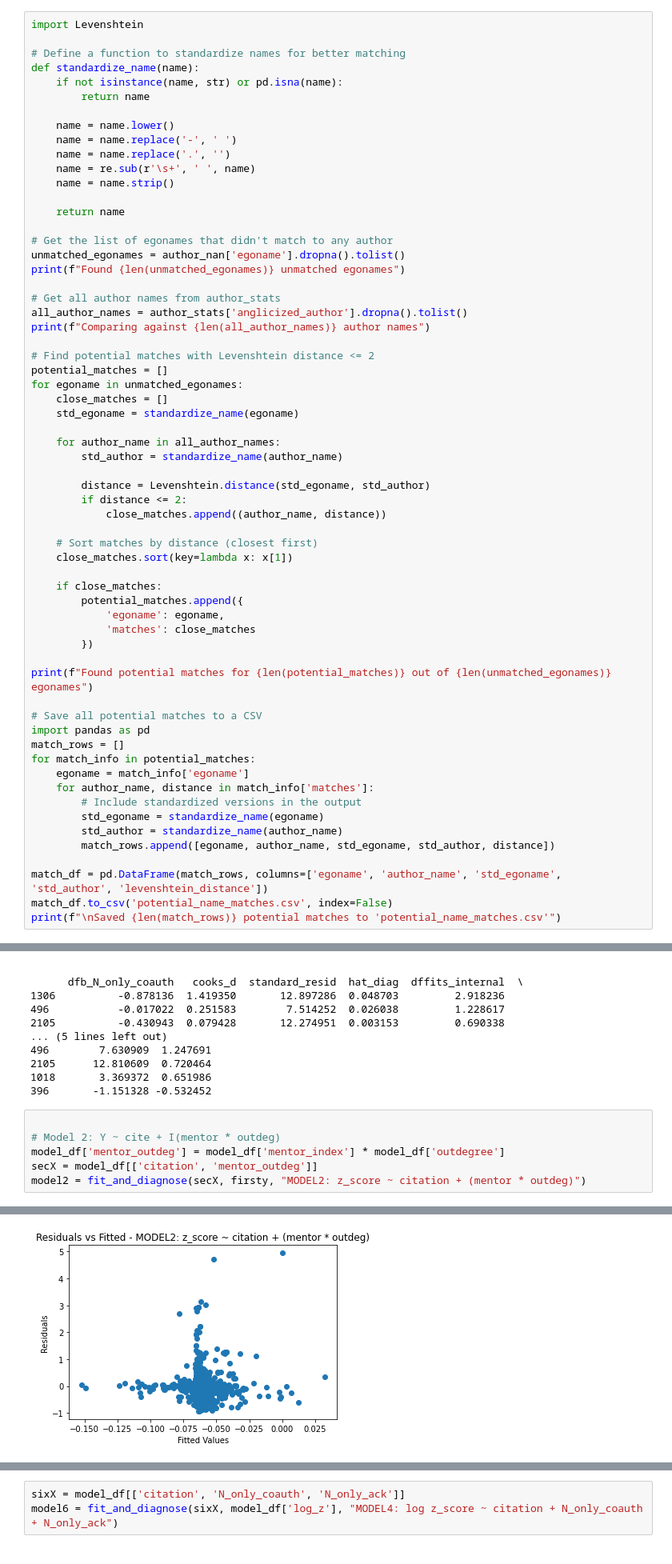
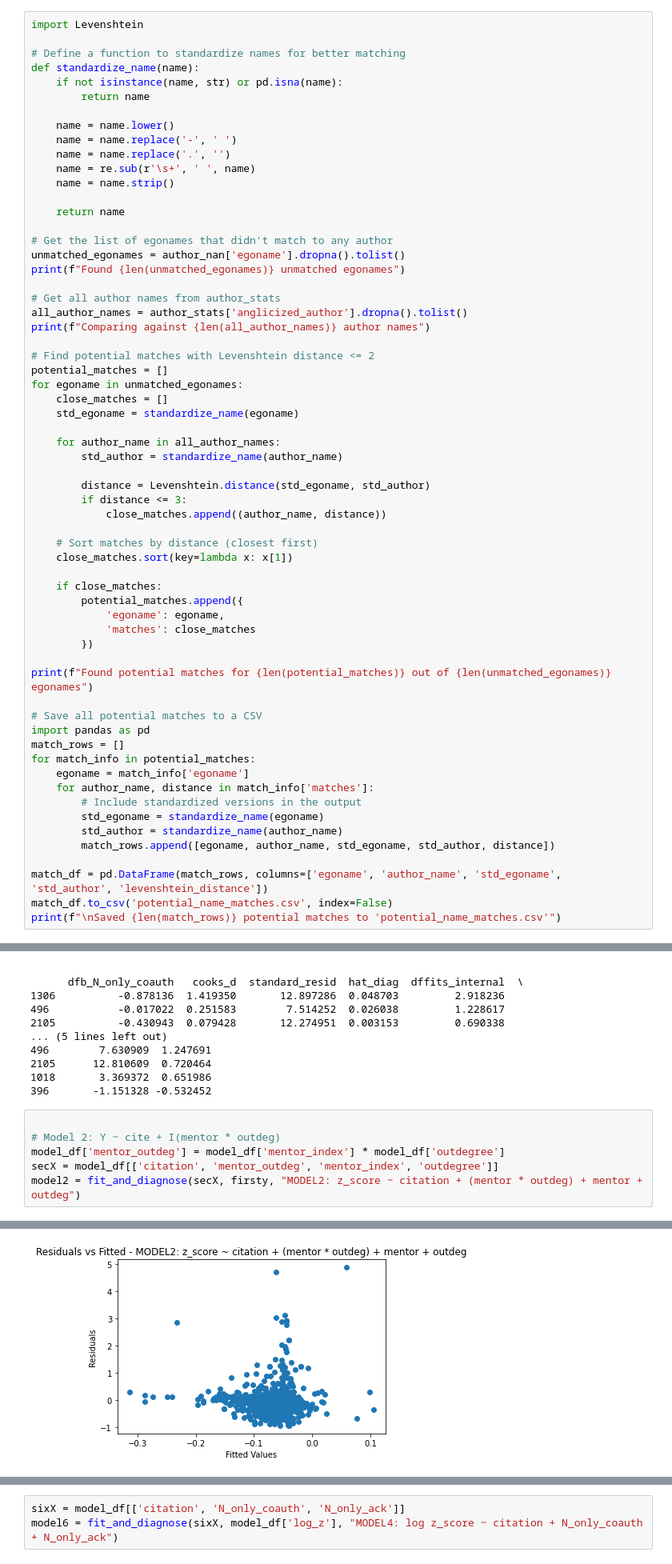
Before and after one commit to akshue27/acknowledgements, a Jupyter notebook: attemptedmerge.ipynb, the cells around one changed output, grey strips where cells are left out. Shown at 80% size. Cells and saved outputs as stored; diff of their text form.

```diff
--- a/attemptedmerge.ipynb
+++ b/attemptedmerge.ipynb
@@ -1720,7 +1720,7 @@ for egoname in unmatched_egonames:
         std_author = standardize_name(author_name)
 
         distance = Levenshtein.distance(std_egoname, std_author)
-        if distance <= 2:
+        if distance <= 3:
             close_matches.append((author_name, distance))
 
     # Sort matches by distance (closest first)
@@ -2863,6 +2930,6 @@ Top 5 influential points (Cook's Distance):
 
 # Model 2: Y ~ cite + I(mentor * outdeg)
 model_df['mentor_outdeg'] = model_df['mentor_index'] * model_df['outdegree']
-secX = model_df[['citation', 'mentor_outdeg']]
-model2 = fit_and_diagnose(secX, firsty, "MODEL2: z_score ~ citation + (mentor * outdeg)")
+secX = model_df[['citation', 'mentor_outdeg', 'mentor_index', 'outdegree']]
+model2 = fit_and_diagnose(secX, firsty, "MODEL2: z_score ~ citation + (mentor * outdeg) + mentor + outdeg")
 # %% [output]
@@ -2882,10 +2949,10 @@ Df Model:                           2
 ==============================================================================
 
 Notes:
 [1] Standard Errors assume that the covariance matrix of the errors is correctly specified.
 A value is trying to be set on a copy of a slice from a DataFrame.
 Try using .loc[row_indexer,col_indexer] = value instead
 
 See the caveats in the documentation: https://pandas.pydata.org/pandas-docs/stable/user_guide/indexing.html#returning-a-view-versus-a-copy
   model_df['mentor_outdeg'] = model_df['mentor_index'] * model_df['outdegree']
-[figure, old version]
+[figure, new version]
```
Also changed, not shown: parts of 6 cells of this notebook.
